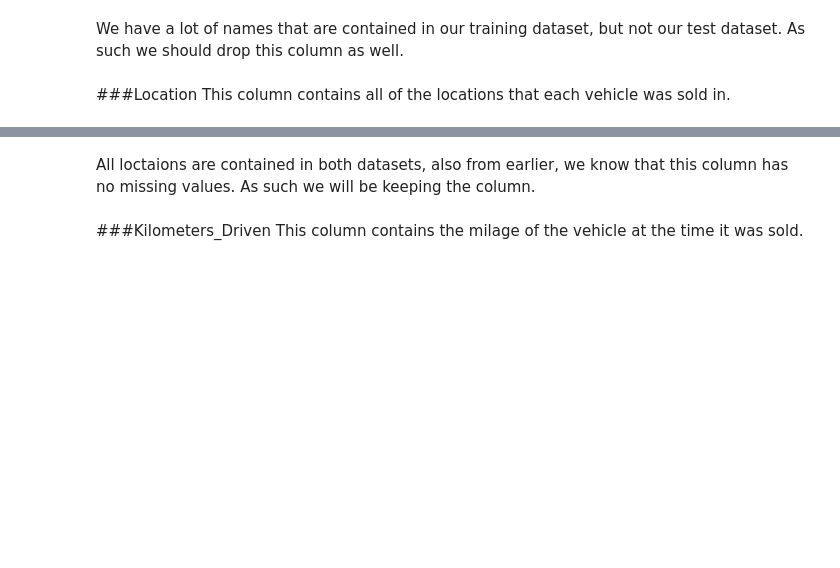
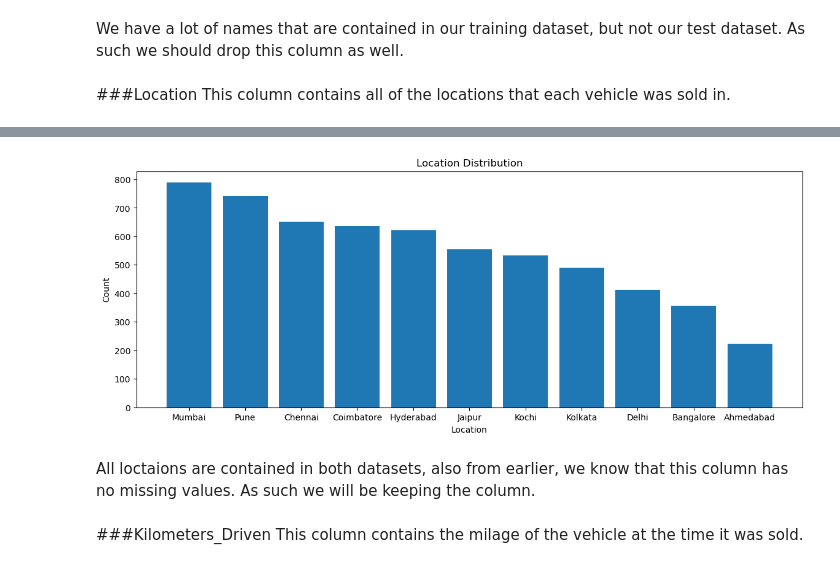
Before and after one commit to kevin-joseph08/UsedCarPriceEDA, a Jupyter notebook: Capstone_EDA.ipynb, the cells around one changed output, grey strips where cells are left out. Cells and saved outputs as stored; diff of their text form; code cells hidden in the pictures; blank space fills up the shorter version.

```diff
--- a/Capstone_EDA.ipynb
+++ b/Capstone_EDA.ipynb
@@ -230,3 +226,12 @@ dtype: int64
+# %%
+plt.figure(figsize=(14,5))
+plt.bar(train.Location.unique(), train['Location'].value_counts())
+plt.title('Location Distribution')
+plt.xlabel('Location')
+plt.ylabel('Count')
+plt.show()
+# %% [output]
+[figure, added]
 # %% [markdown]
 All loctaions are contained in both datasets, also from earlier, we know that this column has no missing values. As such we will be keeping the column.
 # %% [markdown]
```
Also changed, not shown: parts of 34 cells of this notebook.
